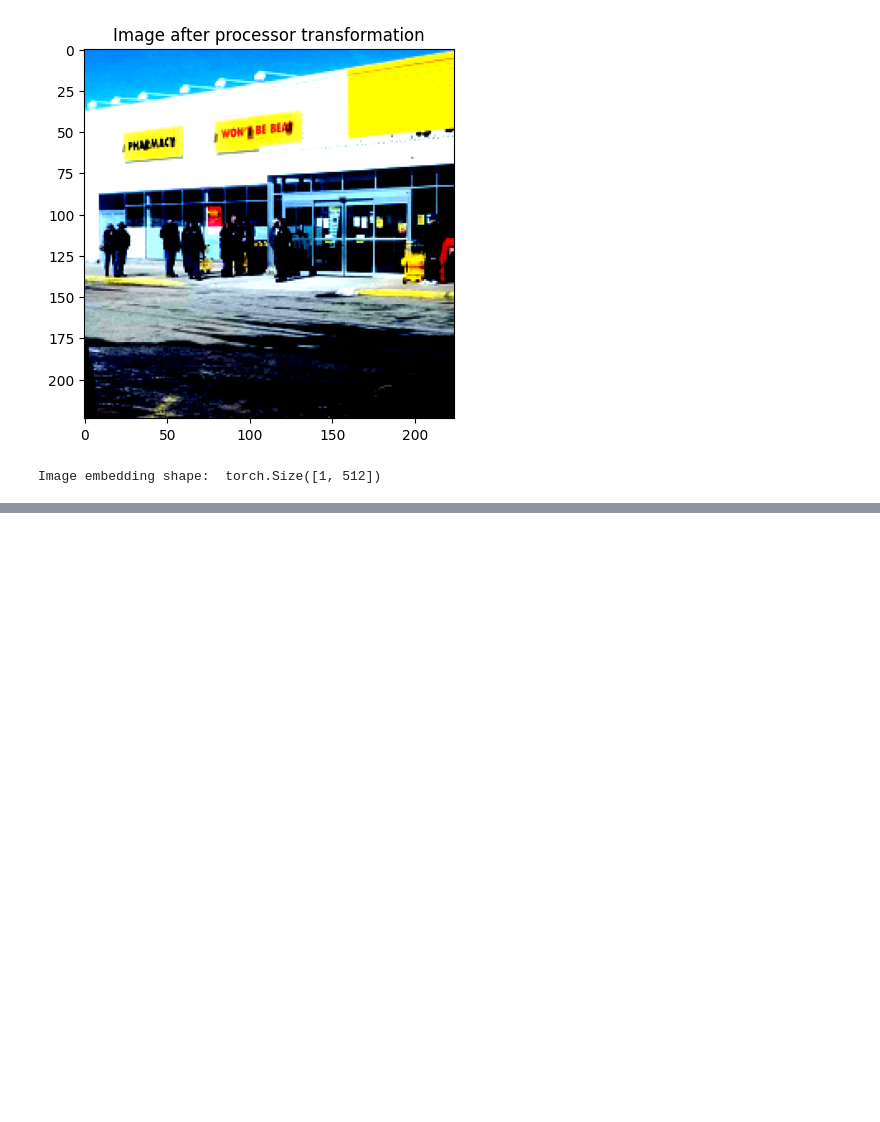
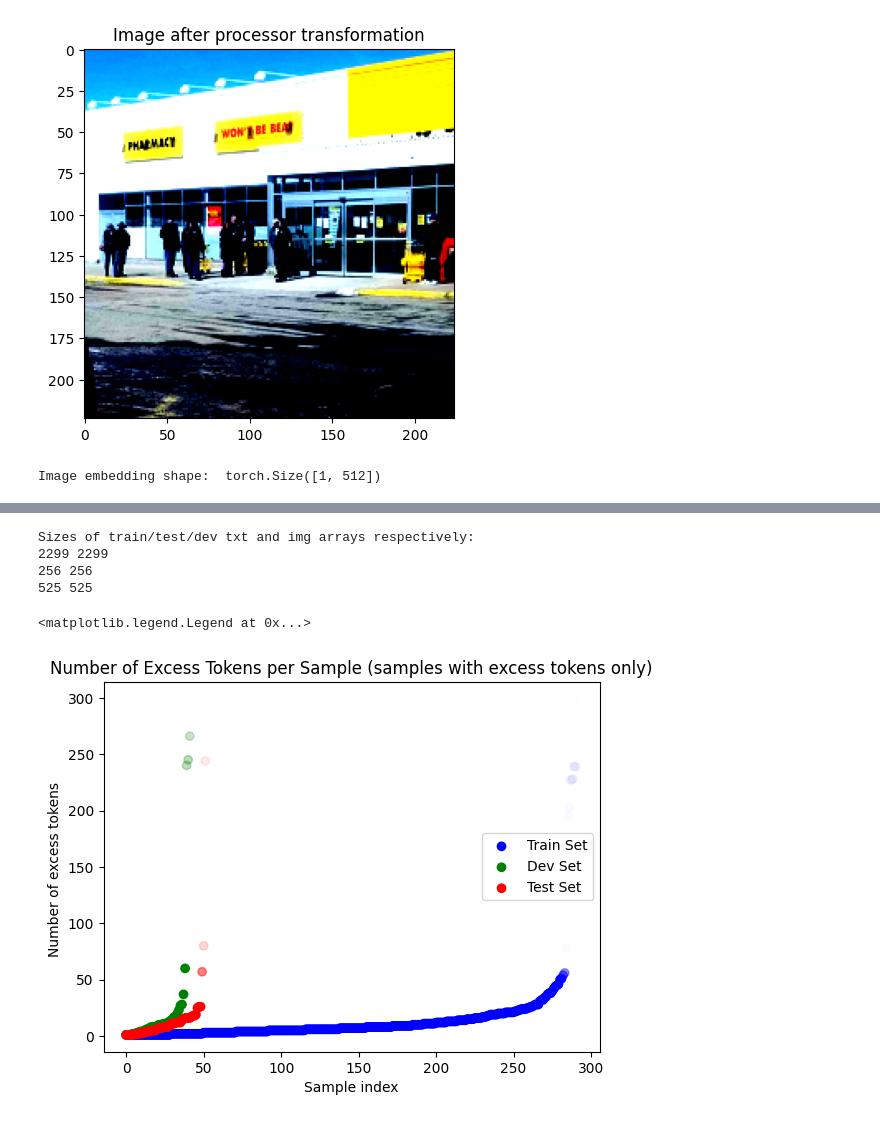
Before and after one commit to jelmis/check-worthiness, a Jupyter notebook: prototyping/CIMC-8_CLIP-embeddings_from-txt-img-pairs/main.ipynb, the cells around one changed output, grey strips where cells are left out. Saved outputs shown, nothing was run; the diff lists cells and outputs as text; code cells hidden in the pictures; blank space fills up the shorter version.

Commit message:
embedder function implemented. token num analysis.

```diff
--- a/prototyping/CIMC-8_CLIP-embeddings_from-txt-img-pairs/main.ipynb
+++ b/prototyping/CIMC-8_CLIP-embeddings_from-txt-img-pairs/main.ipynb
@@ -125,0 +170,10 @@ Image embedding shape:  torch.Size([1, 512])
+# %%
+print("Sizes of train/test/dev txt and img arrays respectively: ")
+print(len(texts_train), len(imgs_train))
+print(len(texts_dev), len(imgs_dev))
+print(len(texts_test), len(imgs_test))
+# %% [output]
+Sizes of train/test/dev txt and img arrays respectively:
+2299 2299
+256 256
+525 525
@@ -125,0 +188,5 @@ Image embedding shape:  torch.Size([1, 512])
+# %%
+# Determine the number of samples having longer than 77 tokens
+tokens_train = tokenizer(texts_train, padding=True, return_tensors="pt")["input_ids"]
+tokens_dev = tokenizer(texts_dev, padding=True, return_tensors="pt")["input_ids"]
+tokens_test = tokenizer(texts_test, padding=True, return_tensors="pt")["input_ids"]
@@ -125,0 +214,33 @@ Image embedding shape:  torch.Size([1, 512])
+# %%
+from scipy import stats
+data = [excess_tokens_train, excess_tokens_dev, excess_tokens_test]
+
+# define the colors for each dataset
+colors = ['blue', 'green', 'red']
+labels = ['Train Set', 'Dev Set', 'Test Set']
+
+# create a figure and axis object
+fig, ax = plt.subplots()
+
+# loop through the datasets and plot them as scatter plots
+for i in range(len(data)):
+    # calculate the density of points in the current dataset
+    kde = stats.gaussian_kde(data[i])
+    density = kde(data[i])*600
+    density[density > 1] = 1
+
+    # create a scatter plot for the current dataset, using the density as the alpha value to make the colors darker where there are more points
+    ax.scatter(range(len(data[i])), data[i], color=colors[i], alpha=density**2, label=labels[i])
+
+# set axis labels and title
+ax.set_xlabel('Sample index')
+ax.set_ylabel('Number of excess tokens ')
+ax.set_title('Number of Excess Tokens per Sample (samples with excess tokens only)')
+
+# add legend
+ax.legend()
+
+# show the plot
+# %% [output]
+<matplotlib.legend.Legend at 0x...>
+[figure, added]
```
Also changed, not shown: parts of 12 cells of this notebook, 1 other file.
